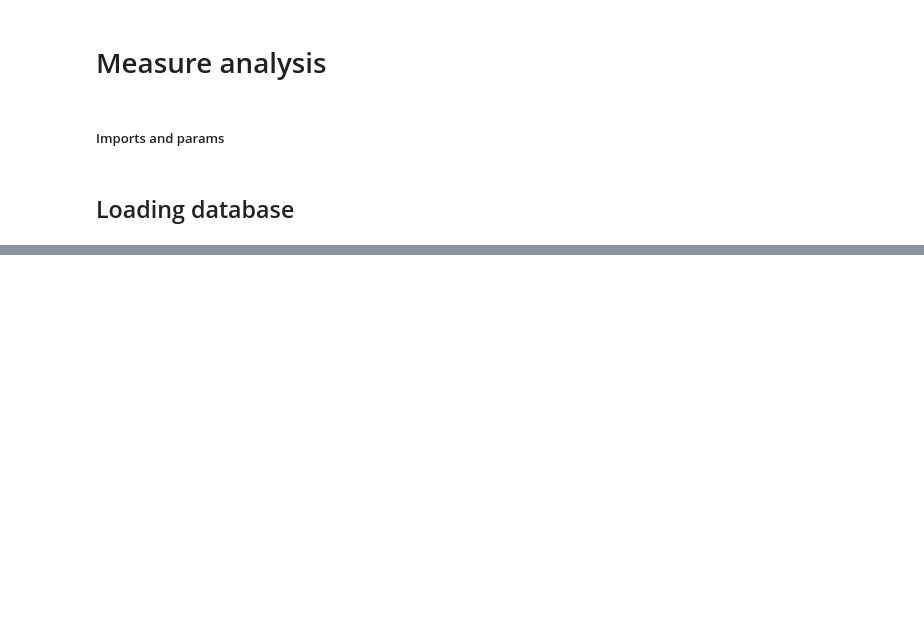
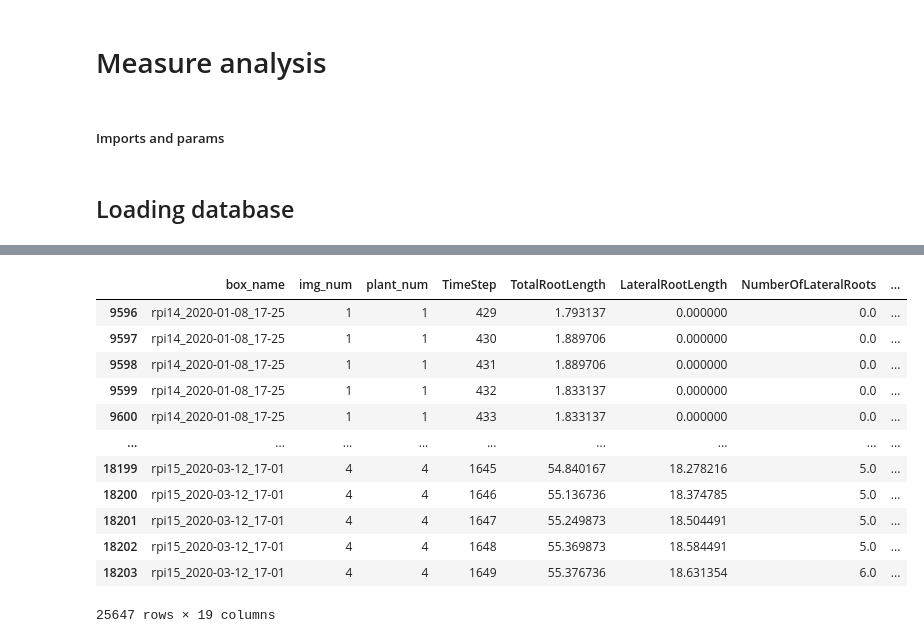
Before and after one commit to Money-eng/ChronoRoot, a Jupyter notebook: Measures_analysis.ipynb, the cells around one changed output, grey strips where cells are left out. Cells and saved outputs as stored; diff of their text form; code cells hidden in the pictures; blank space fills up the shorter version.

```diff
--- a/Measures_analysis.ipynb
+++ b/Measures_analysis.ipynb
@@ -198,0 +79,22 @@ Available loss_names in logs: ['CLDICE', 'BCE', 'DICE']
+# %%
+df_ground_truth = pd.read_csv(GT_MORPHO_RESULTS)
+df_ground_truth = df_ground_truth.drop(columns=["FileName"])
+
+
+df_ground_truth = df_ground_truth.sort_values(by=["box_name", "img_num", "plant_num", "Time elapsed (hours)"])
+
+df_ground_truth
+# %% [output]
+|  | box_name | img_num | plant_num | TimeStep | TotalRootLength | LateralRootLength | NumberOfLateralRoots | ... |
+| 9596 | rpi14_2020-01-08_17-25 | 1 | 1 | 429 | 1.793137 | 0.000000 | 0.0 | ... |
+| 9597 | rpi14_2020-01-08_17-25 | 1 | 1 | 430 | 1.889706 | 0.000000 | 0.0 | ... |
+| 9598 | rpi14_2020-01-08_17-25 | 1 | 1 | 431 | 1.889706 | 0.000000 | 0.0 | ... |
+| 9599 | rpi14_2020-01-08_17-25 | 1 | 1 | 432 | 1.833137 | 0.000000 | 0.0 | ... |
+| 9600 | rpi14_2020-01-08_17-25 | 1 | 1 | 433 | 1.833137 | 0.000000 | 0.0 | ... |
+| ... | ... | ... | ... | ... | ... | ... | ... | ... |
+| 18199 | rpi15_2020-03-12_17-01 | 4 | 4 | 1645 | 54.840167 | 18.278216 | 5.0 | ... |
+| 18200 | rpi15_2020-03-12_17-01 | 4 | 4 | 1646 | 55.136736 | 18.374785 | 5.0 | ... |
+| 18201 | rpi15_2020-03-12_17-01 | 4 | 4 | 1647 | 55.249873 | 18.504491 | 5.0 | ... |
+| 18202 | rpi15_2020-03-12_17-01 | 4 | 4 | 1648 | 55.369873 | 18.584491 | 5.0 | ... |
+| 18203 | rpi15_2020-03-12_17-01 | 4 | 4 | 1649 | 55.376736 | 18.631354 | 6.0 | ... |
+25647 rows × 19 columns
```
Also changed, not shown: parts of 35 cells of this notebook, 12 other files.
